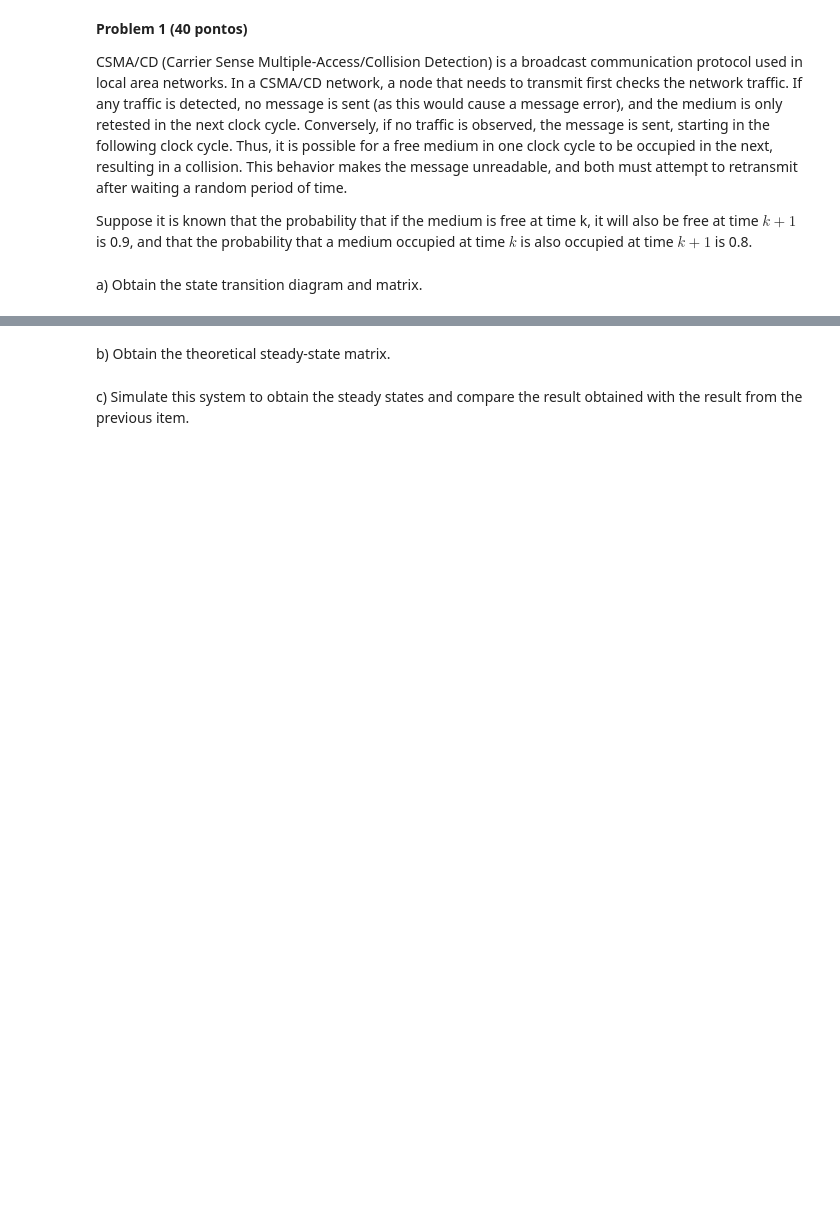
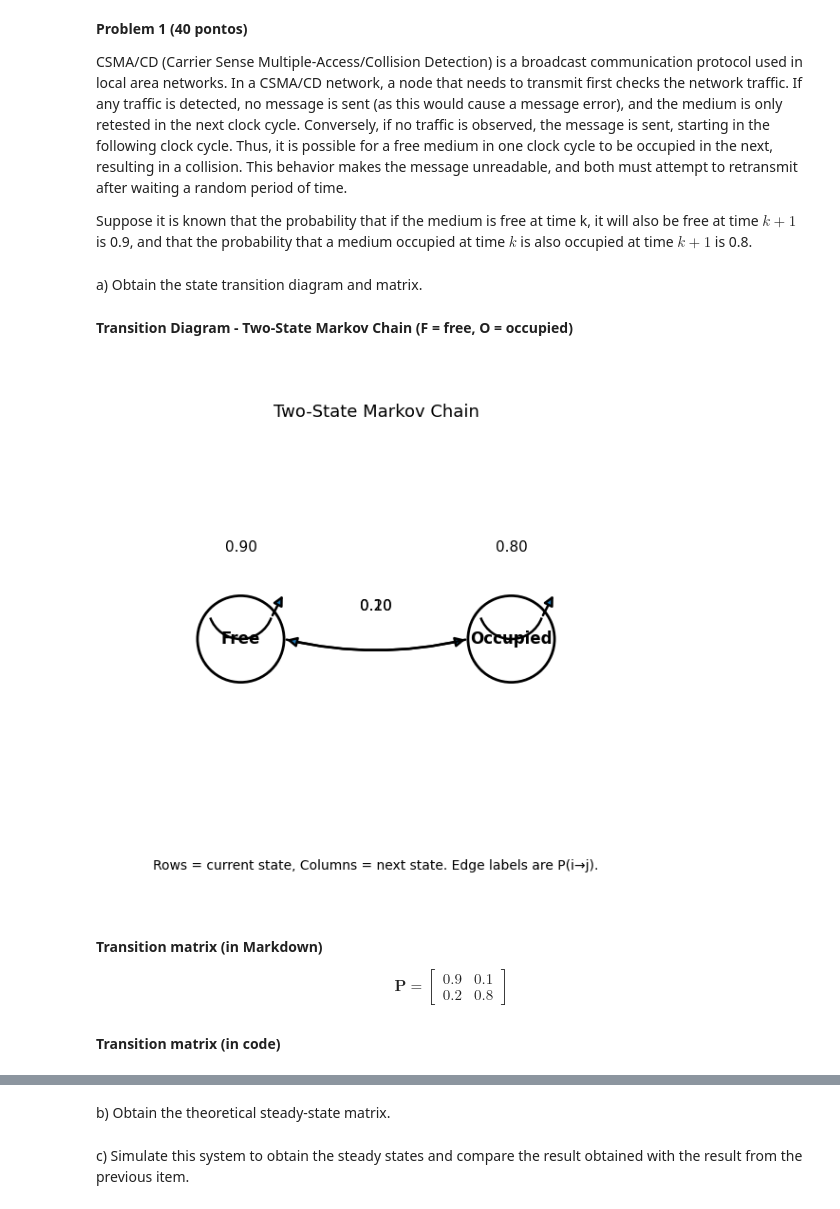
Before and after one commit to saulosgil/Disciplina_Modelagem-e-simula--o-de-sistemas, a Jupyter notebook: exercises/SE07/SE07_SauloGil.ipynb, the cells around one changed output, grey strips where cells are left out. Cells and saved outputs as stored; diff of their text form; code cells hidden in the pictures; blank space fills up the shorter version.

```diff
--- a/exercises/SE07/SE07_SauloGil.ipynb
+++ b/exercises/SE07/SE07_SauloGil.ipynb
@@ -7,3 +7,76 @@ broadcast communication protocol used in local area networks. In a CSMA/CD netwo
 Suppose it is known that the probability that if the medium is free at time k, it will also be free at time $k + 1$ is 0.9, and that the probability that a medium occupied at time $k$ is also occupied at time $k + 1$ is 0.8.
 # %% [markdown]
 a) Obtain the state transition diagram and matrix.
+# %% [markdown]
+**Transition Diagram - Two-State Markov Chain (F = free, O = occupied)**
+# %%
+import numpy as np
+import matplotlib.pyplot as plt
+from matplotlib.patches import Circle, FancyArrowPatch, Arc
+
+def draw_markov_2x2(P, labels=('F','O')):
+    P = np.asarray(P, dtype=float)
+    assert P.shape == (2,2), "P must be 2x2"
+    pos = {labels[0]: (0.25, 0.5), labels[1]: (0.75, 0.5)}
+
+    fig = plt.figure(figsize=(12, 6))
+    ax = plt.gca(); ax.set_aspect('equal'); ax.axis('off')
+    radius = 0.08
+
+    # nodes
+    for s in labels:
+        x, y = pos[s]
+        ax.add_patch(Circle((x, y), radius=radius, fill=False, linewidth=2))
+        ax.text(x, y, s, ha='center', va='center', fontsize=12, fontweight='bold')
+
+    def arrow(a, b, p, curvature=0.12):
+        (x1,y1), (x2,y2) = pos[a], pos[b]
+        dx, dy = x2-x1, y2-y1
+        d = (dx*dx+dy*dy)**0.5
+        ux, uy = dx/d, dy/d
+        start = (x1 + ux*radius, y1 + uy*radius)
+        end   = (x2 - ux*radius, y2 - uy*radius)
+        ax.add_patch(FancyArrowPatch(start, end, connectionstyle=f"arc3,rad={curvature}",
+                                     arrowstyle='-|>', mutation_scale=15, linewidth=1.8))
+        mx = (start[0]+end[0])/2 + (-uy)*0.06*np.sign(curvature)
+        my = (start[1]+end[1])/2 + (ux)*0.06*np.sign(curvature)
+        ax.text(mx, my, f"{p:.2f}", ha='center', va='center', fontsize=11)
+
+    def self_loop(s, p):
+        x, y = pos[s]; R = 0.12
+        ax.add_patch(Arc((x, y + R/2), width=R, height=R, angle=0,
+                         theta1=200, theta2=340, linewidth=1.8))
+        head = FancyArrowPatch((x + R/2*np.cos(np.deg2rad(340)), y + R/2 + R/2*np.sin(np.deg2rad(340))),
+                               (x + radius*np.cos(0), y + radius + 0.005),
+                               connectionstyle="arc3,rad=0.0", arrowstyle='-|>',
+                               mutation_scale=15, linewidth=1.8)
+        ax.add_patch(head)
+        ax.text(x, y + R + 0.05, f"{p:.2f}", ha='center', va='center', fontsize=11)
+
+    # edges
+    self_loop(labels[0], P[0,0])
+    arrow(labels[0], labels[1], P[0,1])
+    self_loop(labels[1], P[1,1])
+    arrow(labels[1], labels[0], P[1,0], curvature=-0.12)
+
+    ax.text(0.5, 0.92, "Two-State Markov Chain", ha='center', va='center', fontsize=13)
+    ax.text(0.5, 0.08, "Rows = current state, Columns = next state. Edge labels are P(i→j).",
+            ha='center', va='center', fontsize=10)
+
+    plt.tight_layout()
+    plt.show()
+    return plt.show()
+
+# transition matrix
+P = np.array([[0.9, 0.1],
+              [0.2, 0.8]])
+
+draw_markov_2x2(P, labels=('Free','Occupied'))
+# %% [output]
+[figure, added]
+# %% [markdown]
+**Transition matrix (in Markdown)**
+
+$$ \mathbf{P}=\left[\begin{array}{ccc} 0.9 & 0.1 \\ 0.2 & 0.8 \end{array}\right] $$
+# %% [markdown]
+**Transition matrix (in code)**
```
Also changed, not shown: parts of 1 cell of this notebook.
